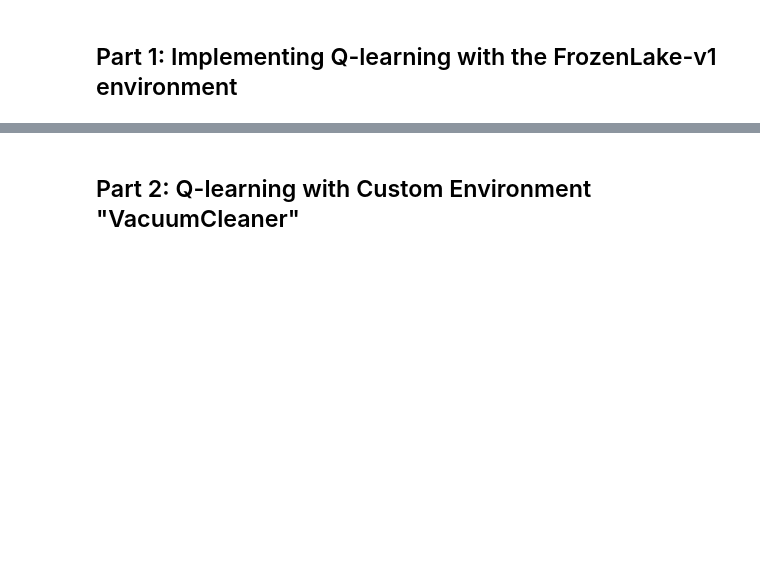
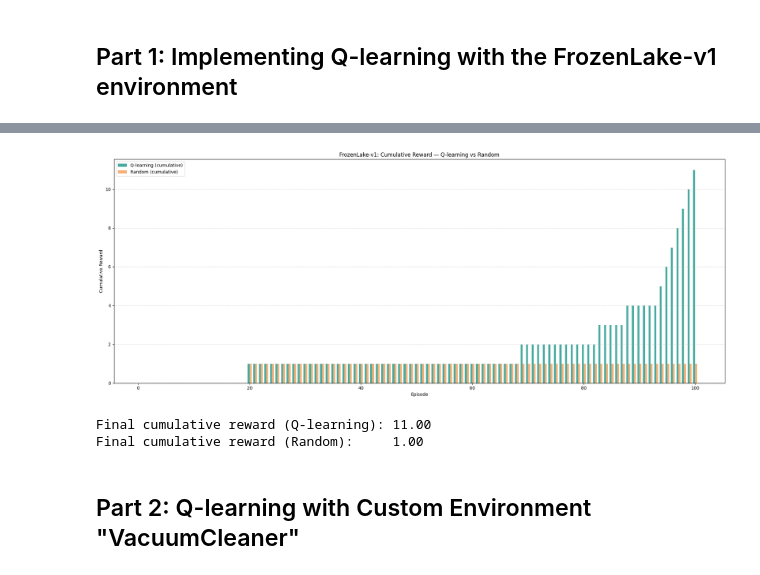
Before and after one commit to ovapil/RLNT549-Q21-Labs, a Jupyter notebook: LAB2/Lab2.ipynb, the cells around one changed output, grey strips where cells are left out. Cells and saved outputs as stored; diff of their text form; code cells hidden in the pictures; blank space fills up the shorter version.

```diff
--- a/LAB2/Lab2.ipynb
+++ b/LAB2/Lab2.ipynb
@@ -300,6 +308,38 @@ Step 4 - Action: 1, Reward: 0
 Step 5 - Action: 2, Reward: 0
 Step 6 - Action: 2, Reward: 1
 Agent reached the goal!
+# %%
+import numpy as np
+import matplotlib.pyplot as plt
+
+n_episodes = min(len(rewards_qlearning), len(rewards_random))
+episodes = np.arange(1, n_episodes + 1)
+
+cumulative_qlearning = np.cumsum(rewards_qlearning[:n_episodes])
+cumulative_random = np.cumsum(rewards_random[:n_episodes])
+
+plt.figure(figsize=(20, 8))  # rộng hơn
+width = 0.35                  # cột mỏng hơn chút để dễ nhìn
+
+plt.bar(episodes - width/2, cumulative_qlearning,
+        width=width, label="Q-learning (cumulative)", color="#2a9d8f", alpha=0.85)
+plt.bar(episodes + width/2, cumulative_random,
+        width=width, label="Random (cumulative)", color="#f4a261", alpha=0.85)
+
+plt.title("FrozenLake-v1: Cumulative Reward — Q-learning vs Random")
+plt.xlabel("Episode")
+plt.ylabel("Cumulative Reward")
+plt.legend(loc="upper left")
+plt.grid(True, axis="y", linestyle="--", alpha=0.4)
+plt.tight_layout()
+plt.show()
+
+print(f"Final cumulative reward (Q-learning): {cumulative_qlearning[-1]:.2f}")
+print(f"Final cumulative reward (Random):     {cumulative_random[-1]:.2f}")
+# %% [output]
+[figure, added]
+Final cumulative reward (Q-learning): 11.00
+Final cumulative reward (Random):     1.00
 # %% [markdown]
 ## Part 2: Q-learning with Custom Environment "VacuumCleaner"
 # %%
```
Also changed, not shown: parts of 1 cell of this notebook, 5 other files.
